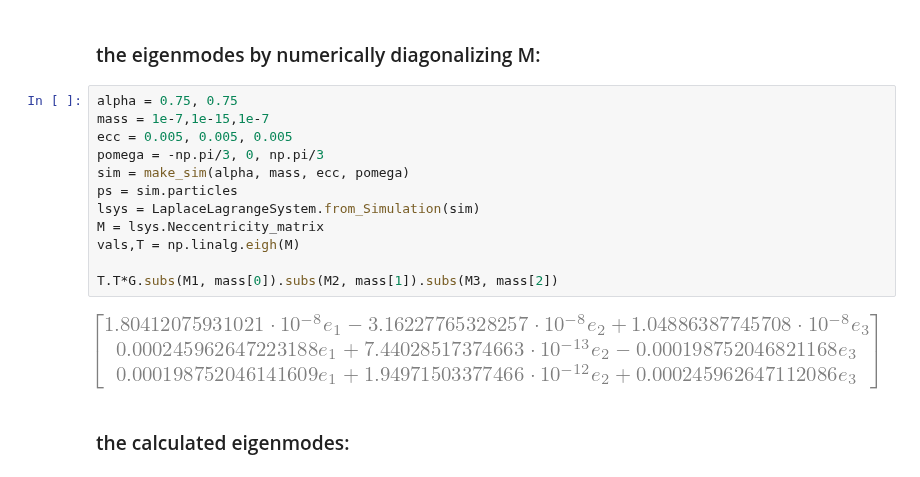
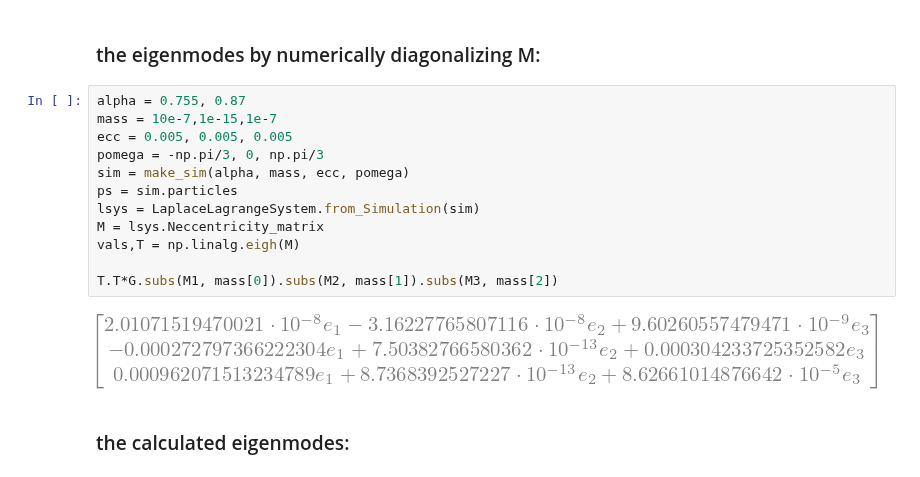
Before and after one commit to EritasY/Chaos, a Jupyter notebook: Test Approximation.ipynb, the cells around one changed output. Cells and saved outputs as stored; diff of their text form.

```diff
--- a/Test Approximation.ipynb
+++ b/Test Approximation.ipynb
@@ -175,19 +145,19 @@ G = Matrix([sqrt(M1)*e1, sqrt(M2)*e2, sqrt(M3)*e3])
 # %% [markdown]
 ### the eigenmodes by numerically diagonalizing M:
 # %%
-alpha = 0.75, 0.75
-mass = 1e-7,1e-15,1e-7
+alpha = 0.755, 0.87
+mass = 10e-7,1e-15,1e-7
 ecc = 0.005, 0.005, 0.005
 pomega = -np.pi/3, 0, np.pi/3
 sim = make_sim(alpha, mass, ecc, pomega)
 ps = sim.particles
 lsys = LaplaceLagrangeSystem.from_Simulation(sim)
 M = lsys.Neccentricity_matrix
 vals,T = np.linalg.eigh(M)
 
 T.T*G.subs(M1, mass[0]).subs(M2, mass[1]).subs(M3, mass[2])
 # %% [output]
-[figure, old version]
+[figure, new version]
 # %% [markdown]
 ### the calculated eigenmodes:
 # %%
```
Also changed, not shown: parts of 23 cells of this notebook, 2 other files.
